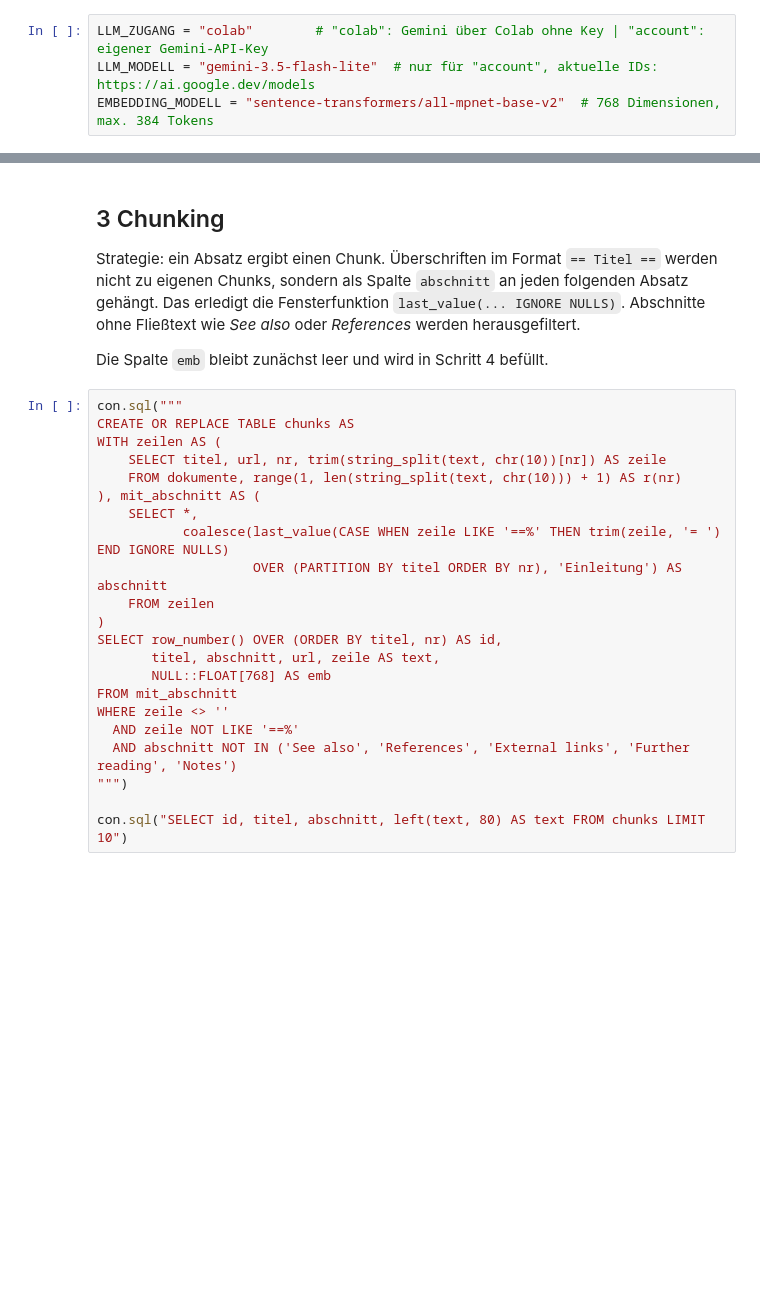
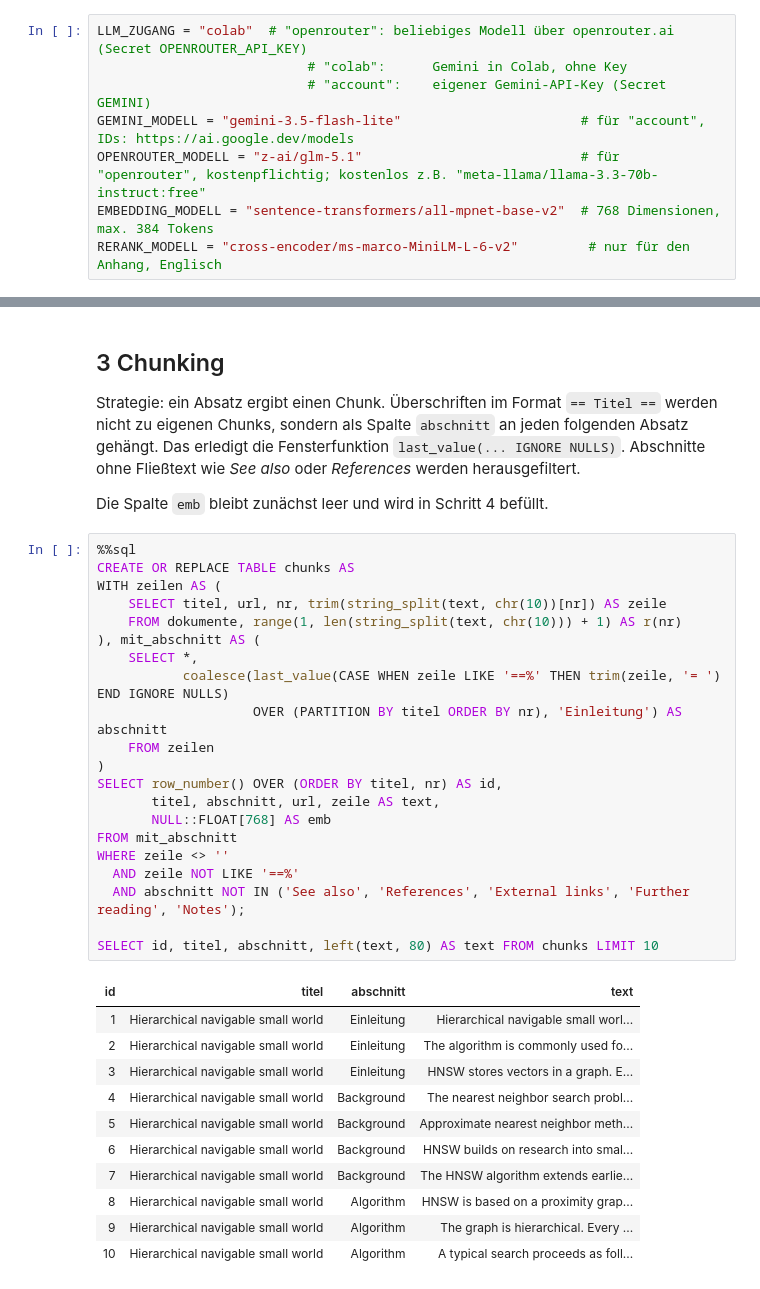
Before and after one commit to abuckenhofer/rag-vorlesung, a Jupyter notebook: RAG_DuckDB_Minimal.ipynb, the cells around one changed output, grey strips where cells are left out. Saved outputs shown, nothing was run; the diff lists cells and outputs as text; blank space fills up the shorter version.

```diff
--- a/RAG_DuckDB_Minimal.ipynb
+++ b/RAG_DuckDB_Minimal.ipynb
@@ -30,7 +36,11 @@ Die Schritte 1 bis 5 und die Recall-Messung in Schritt 7 brauchen kein LLM.
 
 **Konfiguration:** Hier werden der Zugang zum LLM und die Modelle festgelegt. Nach einer Änderung die Setup-Zelle und alle folgenden Zellen erneut ausführen.
 # %%
-LLM_ZUGANG = "colab"        # "colab": Gemini über Colab ohne Key | "account": eigener Gemini-API-Key
-LLM_MODELL = "gemini-3.5-flash-lite"  # nur für "account", aktuelle IDs: https://ai.google.dev/models
+LLM_ZUGANG = "colab"  # "openrouter": beliebiges Modell über openrouter.ai (Secret OPENROUTER_API_KEY)
+                           # "colab":      Gemini in Colab, ohne Key
+                           # "account":    eigener Gemini-API-Key (Secret GEMINI)
+GEMINI_MODELL = "gemini-3.5-flash-lite"                       # für "account", IDs: https://ai.google.dev/models
+OPENROUTER_MODELL = "z-ai/glm-5.1"                            # für "openrouter", kostenpflichtig; kostenlos z.B. "meta-llama/llama-3.3-70b-instruct:free"
 EMBEDDING_MODELL = "sentence-transformers/all-mpnet-base-v2"  # 768 Dimensionen, max. 384 Tokens
+RERANK_MODELL = "cross-encoder/ms-marco-MiniLM-L-6-v2"         # nur für den Anhang, Englisch
 # %% [markdown]
@@ -103,25 +160,36 @@ Strategie: ein Absatz ergibt einen Chunk. Überschriften im Format `== Titel ==`
 
 Die Spalte `emb` bleibt zunächst leer und wird in Schritt 4 befüllt.
 # %%
-con.sql("""
+%%sql
 CREATE OR REPLACE TABLE chunks AS
 WITH zeilen AS (
     SELECT titel, url, nr, trim(string_split(text, chr(10))[nr]) AS zeile
     FROM dokumente, range(1, len(string_split(text, chr(10))) + 1) AS r(nr)
 ), mit_abschnitt AS (
     SELECT *,
            coalesce(last_value(CASE WHEN zeile LIKE '==%' THEN trim(zeile, '= ') END IGNORE NULLS)
                     OVER (PARTITION BY titel ORDER BY nr), 'Einleitung') AS abschnitt
     FROM zeilen
 )
 SELECT row_number() OVER (ORDER BY titel, nr) AS id,
        titel, abschnitt, url, zeile AS text,
        NULL::FLOAT[768] AS emb
 FROM mit_abschnitt
 WHERE zeile <> ''
   AND zeile NOT LIKE '==%'
-  AND abschnitt NOT IN ('See also', 'References', 'External links', 'Further reading', 'Notes')
-""")
+  AND abschnitt NOT IN ('See also', 'References', 'External links', 'Further reading', 'Notes');
 
-con.sql("SELECT id, titel, abschnitt, left(text, 80) AS text FROM chunks LIMIT 10")
+SELECT id, titel, abschnitt, left(text, 80) AS text FROM chunks LIMIT 10
+# %% [output]
+| id | titel | abschnitt | text |
+| 1 | Hierarchical navigable small world | Einleitung | Hierarchical navigable small worl... |
+| 2 | Hierarchical navigable small world | Einleitung | The algorithm is commonly used fo... |
+| 3 | Hierarchical navigable small world | Einleitung | HNSW stores vectors in a graph. E... |
+| 4 | Hierarchical navigable small world | Background | The nearest neighbor search probl... |
+| 5 | Hierarchical navigable small world | Background | Approximate nearest neighbor meth... |
+| 6 | Hierarchical navigable small world | Background | HNSW builds on research into smal... |
+| 7 | Hierarchical navigable small world | Background | The HNSW algorithm extends earlie... |
+| 8 | Hierarchical navigable small world | Algorithm | HNSW is based on a proximity grap... |
+| 9 | Hierarchical navigable small world | Algorithm | The graph is hierarchical. Every ... |
+| 10 | Hierarchical navigable small world | Algorithm | A typical search proceeds as foll... |
 # %% [markdown]
```
Also changed, not shown: parts of 118 cells of this notebook.
